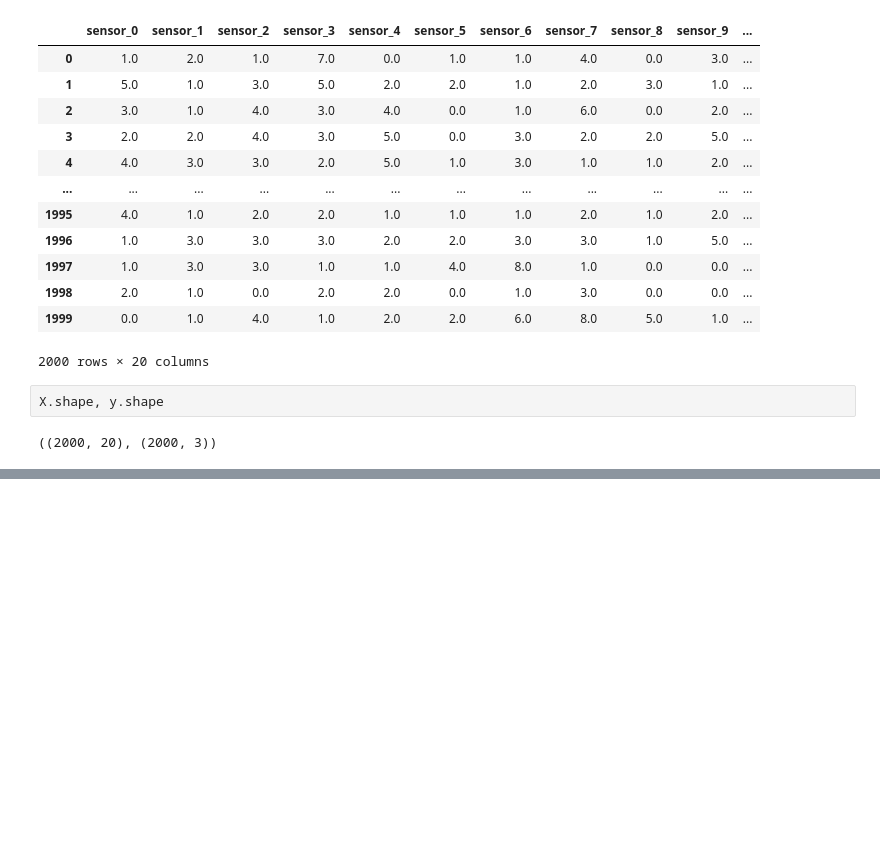
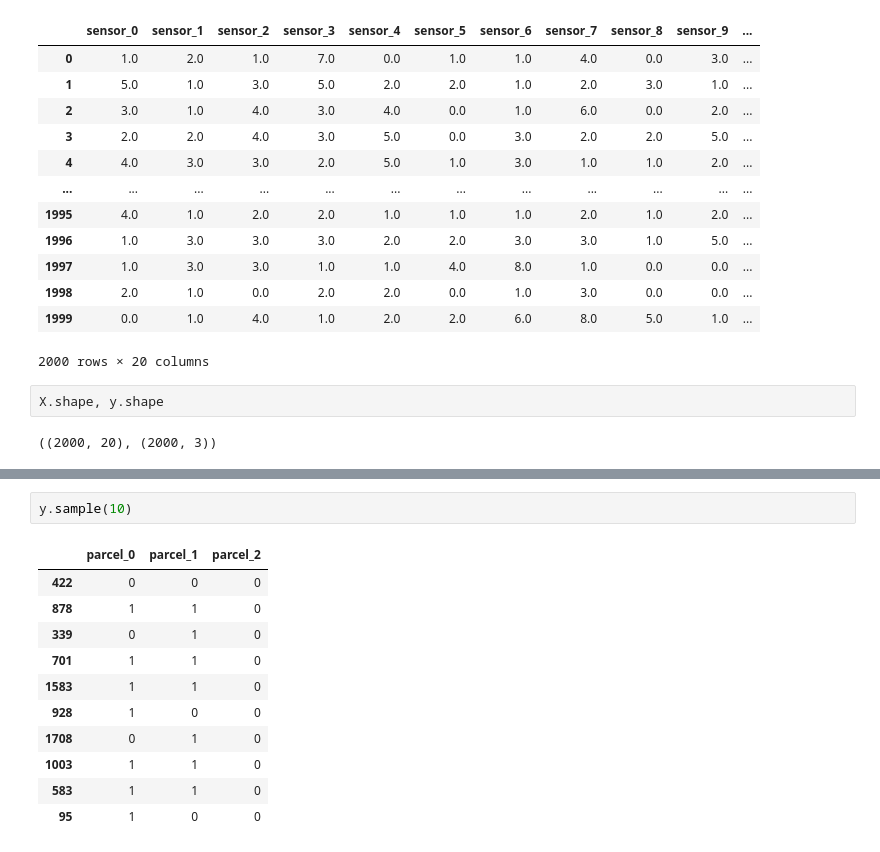
Before and after one commit to Vismaya-ravi6/smart_irrigation_AICTE_shell, a Jupyter notebook: Irrigation_System_(2).ipynb, the cells around one changed output, grey strips where cells are left out. Cells and saved outputs as stored; diff of their text form; blank space fills up the shorter version.

```diff
--- a/Irrigation_System_(2).ipynb
+++ b/Irrigation_System_(2).ipynb
@@ -169,0 +278,14 @@ X.shape, y.shape
+# %%
+y.sample(10)
+# %% [output]
+|  | parcel_0 | parcel_1 | parcel_2 |
+| 422 | 0 | 0 | 0 |
+| 878 | 1 | 1 | 0 |
+| 339 | 0 | 1 | 0 |
+| 701 | 1 | 1 | 0 |
+| 1583 | 1 | 1 | 0 |
+| 928 | 1 | 0 | 0 |
+| 1708 | 0 | 1 | 0 |
+| 1003 | 1 | 1 | 0 |
+| 583 | 1 | 1 | 0 |
+| 95 | 1 | 0 | 0 |
```
Also changed, not shown: parts of 25 cells of this notebook.
